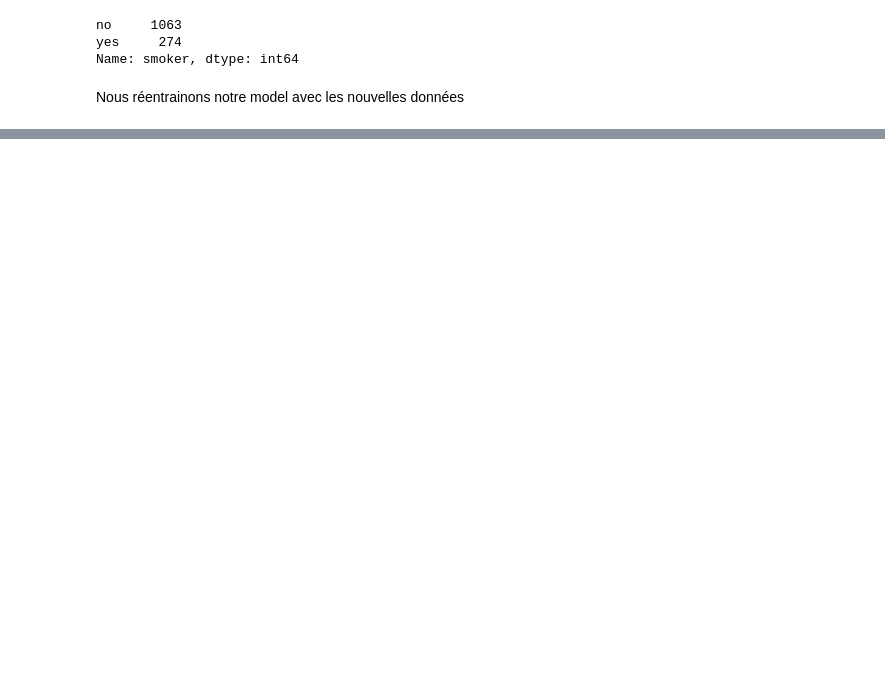
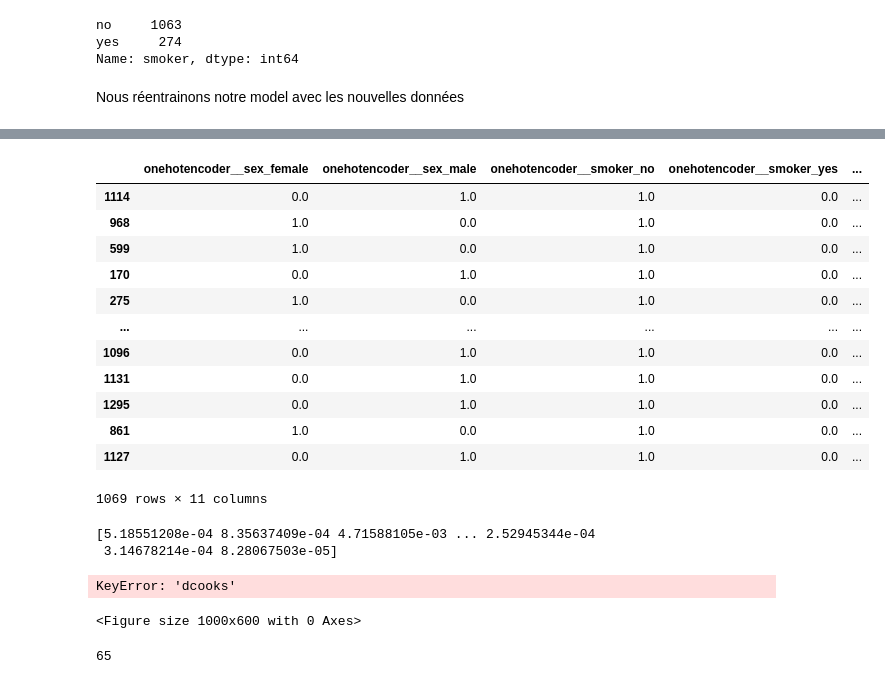
Before and after one commit to EliasMez/assurance, a Jupyter notebook: modelisation_anas.ipynb, the cells around one changed output, grey strips where cells are left out. Drawn from its saved outputs; the diff is of its cells as text; code cells hidden in the pictures; blank space fills up the shorter version.

```diff
--- a/modelisation_anas.ipynb
+++ b/modelisation_anas.ipynb
@@ -231,0 +335,27 @@ best_model_clean.score(X_test,y_test)
+# %%
+X_cook = newdf.loc[y_train.index]
+X_cook.set_index(y_train.index,inplace=True)
+X_cook
+# %% [output]
+|  | onehotencoder__sex_female | onehotencoder__sex_male | onehotencoder__smoker_no | onehotencoder__smoker_yes | ... |
+| 1114 | 0.0 | 1.0 | 1.0 | 0.0 | ... |
+| 968 | 1.0 | 0.0 | 1.0 | 0.0 | ... |
+| 599 | 1.0 | 0.0 | 1.0 | 0.0 | ... |
+| 170 | 0.0 | 1.0 | 1.0 | 0.0 | ... |
+| 275 | 1.0 | 0.0 | 1.0 | 0.0 | ... |
+| ... | ... | ... | ... | ... | ... |
+| 1096 | 0.0 | 1.0 | 1.0 | 0.0 | ... |
+| 1131 | 0.0 | 1.0 | 1.0 | 0.0 | ... |
+| 1295 | 0.0 | 1.0 | 1.0 | 0.0 | ... |
+| 861 | 1.0 | 0.0 | 1.0 | 0.0 | ... |
+| 1127 | 0.0 | 1.0 | 1.0 | 0.0 | ... |
+1069 rows × 11 columns
+# %%
+model_c = OLS(y_train , X_cook).fit()
+influence = model_c.get_influence().cooks_distance[0]
+# print(influence)
+cooks_distance = influence
+print(cooks_distance)
+# %% [output]
+[5.18551208e-04 8.35637409e-04 4.71588105e-03 ... 2.52945344e-04
+ 3.14678214e-04 8.28067503e-05]
@@ -231,0 +369,16 @@ best_model_clean.score(X_test,y_test)
+# %%
+plt.figure(figsize=(10,6))
+plt.bar(analyse.index, analyse['dcooks'])
+# plt.xticks(np.arange(0, 200, step=1))
+# plt.xlabel('Observation')
+# plt.ylabel('Leviers')
+plt.plot([0, 1400], [seuil_dcook, seuil_dcook], color='r')
+plt.show()
+# %% [output]
+KeyError: 'dcooks'
+<Figure size 1000x600 with 0 Axes>
+# %%
+residual_indice=X_cook[X_cook['dcooks']>seuil_dcook].index
+residual_indice.size
+# %% [output]
+65
```
Also changed, not shown: parts of 58 cells of this notebook.
